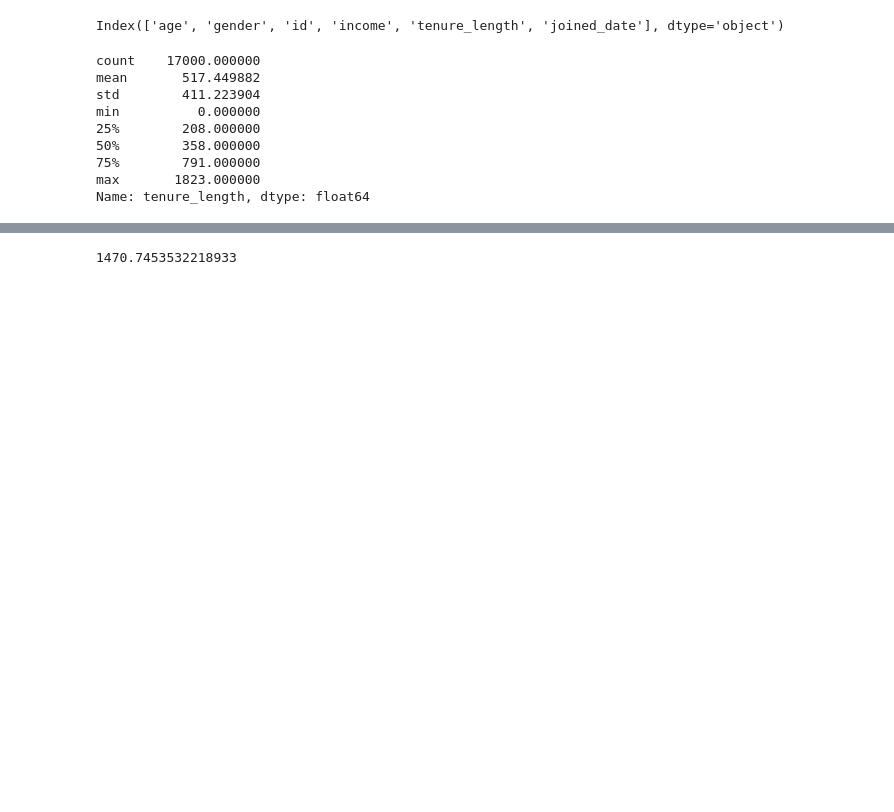
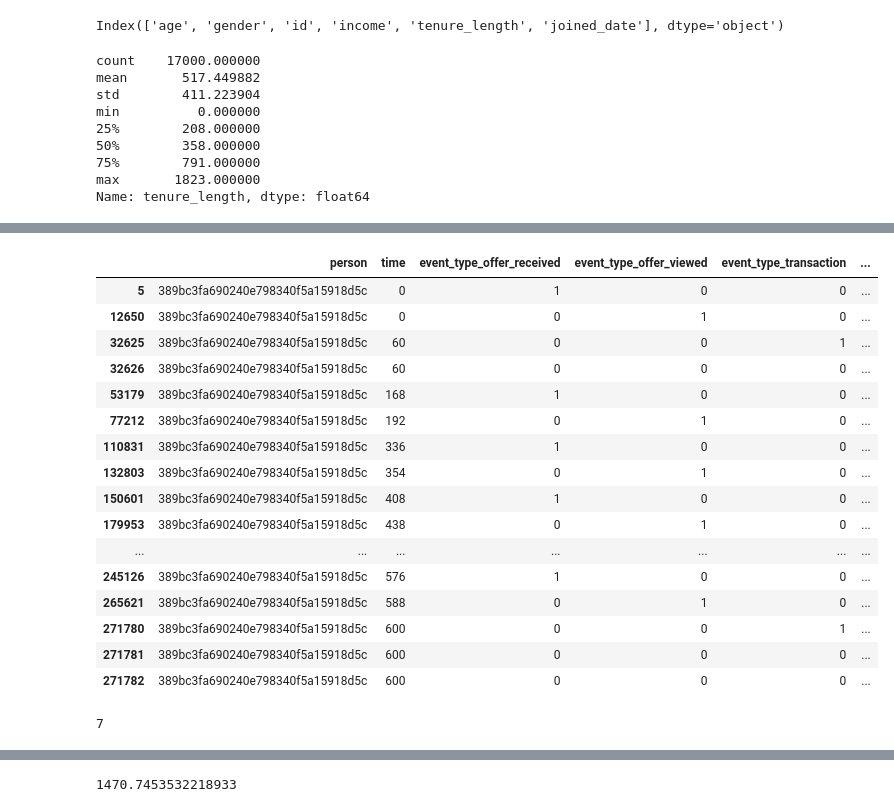
Before and after one commit to keigito/Starbucks_Customer_Analysis, a Jupyter notebook: Starbucks_Capstone_notebook.ipynb, the cells around one changed output, grey strips where cells are left out. Drawn from its saved outputs; the diff is of its cells as text; code cells hidden in the pictures; blank space fills up the shorter version.

```diff
--- a/Starbucks_Capstone_notebook.ipynb
+++ b/Starbucks_Capstone_notebook.ipynb
@@ -296,5 +297,9 @@ transcript.head()
 | 2 | e2127556f4f64592b11af22de27a7932 | 0 | 1 | 0 | 0 | ... |
 | 3 | 8ec6ce2a7e7949b1bf142def7d0e0586 | 0 | 1 | 0 | 0 | ... |
 | 4 | 68617ca6246f4fbc85e91a2a49552598 | 0 | 1 | 0 | 0 | ... |
+# %%
+# cleaning up rounding errors
+transcript["transaction_amount"] = transcript["transaction_amount"].apply(lambda x: round(x, 2))
+transcript["reward_amount"] = transcript["reward_amount"].apply(lambda x: round(x, 2))
 # %%
 # Maunually unit testing the transcript df dummies
@@ -491,0 +494,20 @@ def compute_successful_discounts_by_type(discount_type, customer_id, transcript=
+# %%
+transcript[transcript["person"] == profile.iloc[8, 2]]
+# %% [output]
+|  | person | time | event_type_offer_received | event_type_offer_viewed | event_type_transaction | ... |
+| 5 | 389bc3fa690240e798340f5a15918d5c | 0 | 1 | 0 | 0 | ... |
+| 12650 | 389bc3fa690240e798340f5a15918d5c | 0 | 0 | 1 | 0 | ... |
+| 32625 | 389bc3fa690240e798340f5a15918d5c | 60 | 0 | 0 | 1 | ... |
+| 32626 | 389bc3fa690240e798340f5a15918d5c | 60 | 0 | 0 | 0 | ... |
+| 53179 | 389bc3fa690240e798340f5a15918d5c | 168 | 1 | 0 | 0 | ... |
+| 77212 | 389bc3fa690240e798340f5a15918d5c | 192 | 0 | 1 | 0 | ... |
+| 110831 | 389bc3fa690240e798340f5a15918d5c | 336 | 1 | 0 | 0 | ... |
+| 132803 | 389bc3fa690240e798340f5a15918d5c | 354 | 0 | 1 | 0 | ... |
+| 150601 | 389bc3fa690240e798340f5a15918d5c | 408 | 1 | 0 | 0 | ... |
+| 179953 | 389bc3fa690240e798340f5a15918d5c | 438 | 0 | 1 | 0 | ... |
+| ... | ... | ... | ... | ... | ... | ... |
+| 245126 | 389bc3fa690240e798340f5a15918d5c | 576 | 1 | 0 | 0 | ... |
+| 265621 | 389bc3fa690240e798340f5a15918d5c | 588 | 0 | 1 | 0 | ... |
+| 271780 | 389bc3fa690240e798340f5a15918d5c | 600 | 0 | 0 | 1 | ... |
+| 271781 | 389bc3fa690240e798340f5a15918d5c | 600 | 0 | 0 | 0 | ... |
+| 271782 | 389bc3fa690240e798340f5a15918d5c | 600 | 0 | 0 | 0 | ... |
@@ -491,0 +552,4 @@ def compute_successful_discounts_by_type(discount_type, customer_id, transcript=
+# %%
+offer_effective_days
+# %% [output]
+7
```
Also changed, not shown: parts of 19 cells of this notebook.
